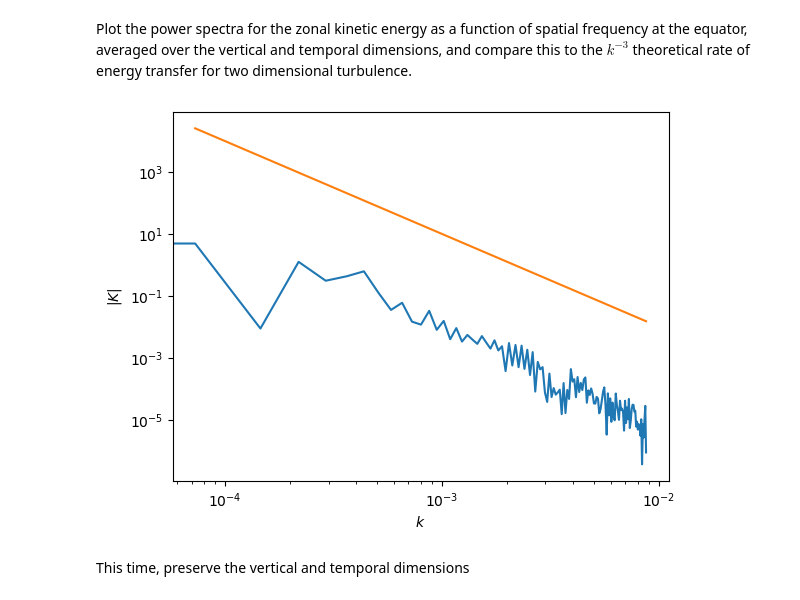
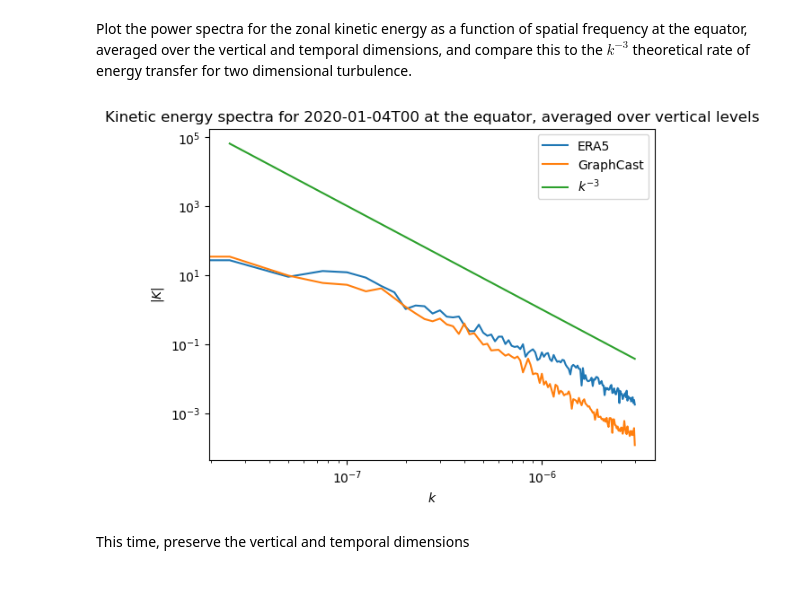
Before and after one commit to nci/scores, a Jupyter notebook: docs/tutorials/Power_Spectra.ipynb, the cells around one changed output. Cells and saved outputs as stored; diff of their text form; code cells hidden in the pictures.

Commit message:
updating the tutorial notebook to include comparison to graphcast data from weatherbench

```diff
--- a/docs/tutorials/Power_Spectra.ipynb
+++ b/docs/tutorials/Power_Spectra.ipynb
@@ -11,6 +13,6 @@ import matplotlib.pyplot as plt
 # %%
 START_TIME = pd.Timestamp("2020-01-01")
-END_TIME = pd.Timestamp("2020-02-01")
+END_TIME = pd.Timestamp("2020-01-09")
 ds = xr.open_zarr("gs://weatherbench2/datasets/era5/1959-2023_01_10-6h-240x121_equiangular_with_poles_conservative.zarr")
 ds = ds.sel(time=slice(START_TIME, END_TIME))
 # %% [markdown]
@@ -23,20 +27,35 @@ ds = ds.rename({'u_component_of_wind': 'u', 'v_component_of_wind': 'v', 'tempera
+# %%
+ds_gc = xr.open_zarr("gs://weatherbench2/datasets/graphcast/2020/date_range_2019-11-16_2021-02-01_12_hours-240x121_equiangular_with_poles_conservative.zarr")
+lead_time = pd.Timedelta("2d")
+ds_gc = ds_gc.sel(time=slice(START_TIME, END_TIME), prediction_timedelta=lead_time)
+# %%
+ds_gc = ds_gc[fieldnames]
+ds_gc = ds_gc.compute()
+ds_gc = ds_gc.rename({'u_component_of_wind': 'u', 'v_component_of_wind': 'v', 'temperature': 't'})
 # %% [markdown]
 Compute the zonal Fourier transform of the kinetic energy, $K = (u^2 + v^2)/2$ as the default, averaging over the vertical and temporal dimensions
 # %%
-Khat = power_spectra_vector(ds, reduce_vertical=True, reduce_time=True)
+Khat = power_spectra_vector(ds, reduce_vertical=True, reduce_time=False)
+Khat_gc = power_spectra_vector(ds_gc, reduce_vertical=True, reduce_time=False)
 # %% [markdown]
 Plot the power spectra for the zonal kinetic energy as a function of spatial frequency at the equator, averaged over the vertical and temporal dimensions, and compare this to the $k^{-3}$ theoretical rate of energy transfer for two dimensional turbulence.
 # %%
-freq = Khat['frequency'].to_numpy()
-amp_sq = Khat['amplitude_squared'].to_numpy()
-lat=amp_sq.shape[0]//2
-plt.loglog(freq[lat,:],amp_sq[lat,:])
-plt.plot(freq[lat,1:],1.0e-8*np.power(freq[lat,1:],-3.))
+date = '2020-01-04T00'
+latitude = 0
+freq = Khat['frequency'].sel(latitude=latitude).to_numpy()
+amp_sq = Khat['amplitude_squared'].sel(time=date, latitude=latitude).to_numpy()
+freq_gc = Khat_gc['frequency'].sel(latitude=latitude).to_numpy()
+amp_sq_gc = Khat_gc['amplitude_squared'].sel(time=date, latitude=latitude).to_numpy()
+plt.loglog(freq,amp_sq)
+plt.loglog(freq_gc,amp_sq_gc)
+plt.plot(freq[1:],1.0e-18*np.power(freq[1:],-3.))
 plt.ylabel(r'$|K|$')
 plt.xlabel(r'$k$')
+plt.legend(['ERA5', 'GraphCast', r'$k^{-3}$'])
+plt.title('Kinetic energy spectra for ' + date + ' at the equator, averaged over vertical levels')
 plt.show()
 # %% [output]
-[figure, old version]
+[figure, new version]
 # %% [markdown]
 This time, preserve the vertical and temporal dimensions
 # %%
```
Also changed, not shown: parts of 8 cells of this notebook.
